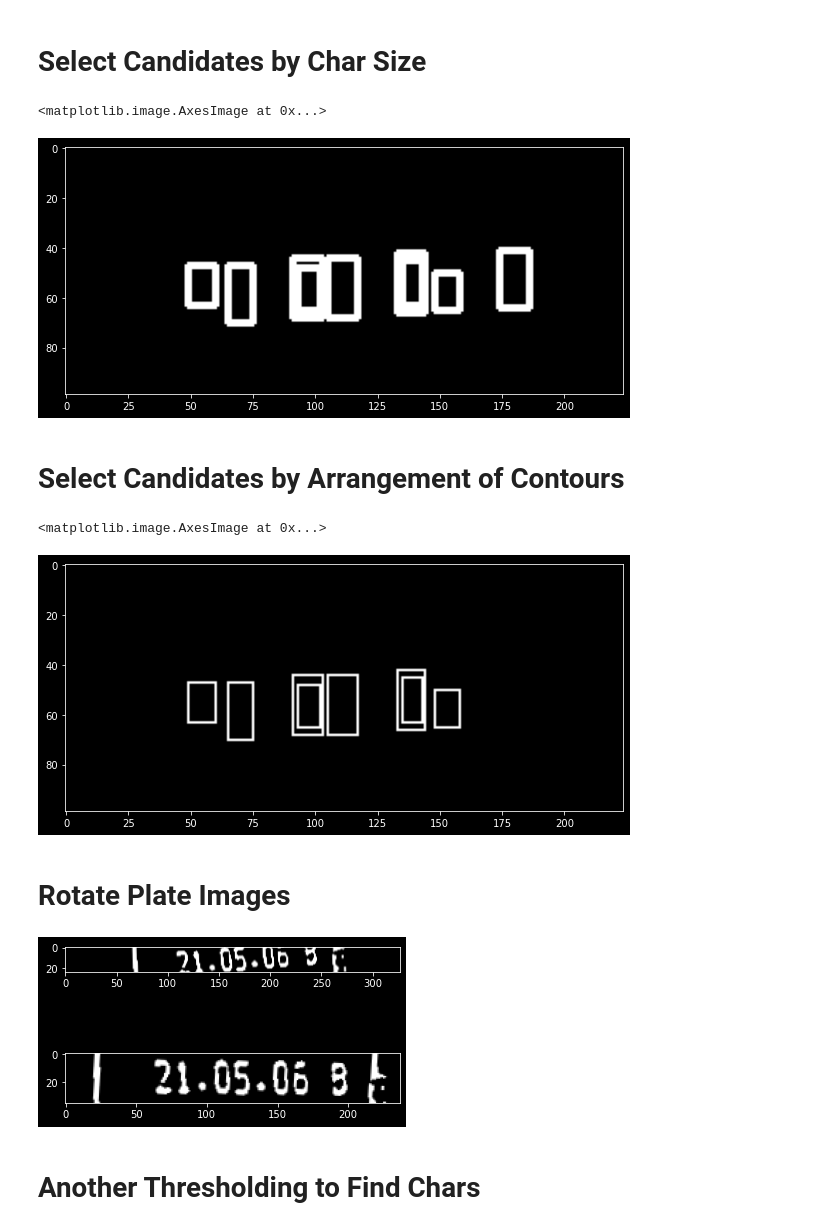
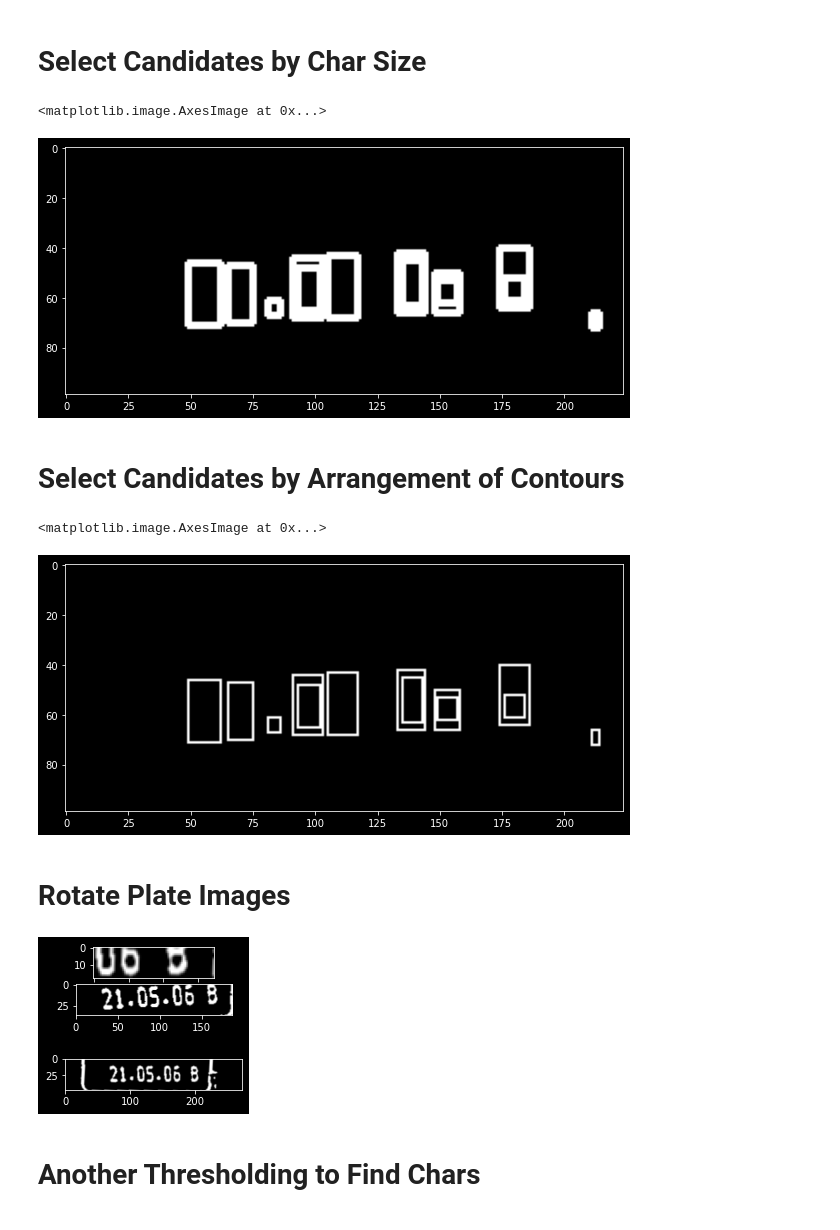
Before and after one commit to MinSoo97/joljak, a Jupyter notebook: Expirationdate_test(기본).ipynb, the cells around one changed output. Cells and saved outputs as stored; diff of their text form; code cells hidden in the pictures.

```diff
--- a/Expirationdate_test(기본).ipynb
+++ b/Expirationdate_test(기본).ipynb
@@ -58,7 +58,7 @@ img_thresh = cv2.adaptiveThreshold(
     adaptiveMethod=cv2.ADAPTIVE_THRESH_GAUSSIAN_C,
     thresholdType=cv2.THRESH_BINARY_INV,
     blockSize=19,
-    C=9
+    C=7
 )
 
 plt.figure(figsize=(10, 8))
@@ -93,7 +93,7 @@ contours_dict = []
 
 for contour in contours:
     x, y, w, h = cv2.boundingRect(contour)
-    cv2.rectangle(temp_result, pt1=(x, y), pt2=(x+w, y+h), color=(255, 255, 255), thickness=4)
+    cv2.rectangle(temp_result, pt1=(x, y), pt2=(x+w, y+h), color=(255, 255, 255), thickness=1)
 
     # insert to dict
     contours_dict.append({
@@ -114,8 +114,8 @@ plt.imshow(temp_result, cmap='gray')
 # %% [markdown]
 # Select Candidates by Char Size
 # %%
-MIN_AREA = 80
-MIN_WIDTH, MIN_HEIGHT = 2,8
+MIN_AREA = 1
+MIN_WIDTH, MIN_HEIGHT = 2,5
 MIN_RATIO, MAX_RATIO = 0.25,1.0
 
 possible_contours = []
@@ -143,16 +143,16 @@ plt.figure(figsize=(10, 8))
 plt.imshow(temp_result, cmap='gray')
 # %% [output]
 <matplotlib.image.AxesImage at 0x...>
-[figure, old version]
+[figure, new version]
 # %% [markdown]
 # Select Candidates by Arrangement of Contours
 # %%
-MAX_DIAG_MULTIPLYER = 3# 5
+MAX_DIAG_MULTIPLYER = 5# 5
 MAX_ANGLE_DIFF = 12 # 12.0
-MAX_AREA_DIFF = 0.4 # 0.5
-MAX_WIDTH_DIFF = 0.5
-MAX_HEIGHT_DIFF = 0.5
-MIN_N_MATCHED = 3 #3
+MAX_AREA_DIFF = 0.5 # 0.5
+MAX_WIDTH_DIFF = 0.8
+MAX_HEIGHT_DIFF = 0.8
+MIN_N_MATCHED = 1 #3
 
 def find_chars(contour_list):
     matched_result_idx = []
@@ -225,14 +225,14 @@ plt.figure(figsize=(10, 8))
 plt.imshow(temp_result, cmap='gray')
 # %% [output]
 <matplotlib.image.AxesImage at 0x...>
-[figure, old version]
+[figure, new version]
 # %% [markdown]
 # Rotate Plate Images
 # %%
-PLATE_WIDTH_PADDING = 3.0 # 1.3
-PLATE_HEIGHT_PADDING = 1.5 # 1.5
-MIN_PLATE_RATIO = 1
-MAX_PLATE_RATIO = 10
+PLATE_WIDTH_PADDING = 2.0 # 1.3
+PLATE_HEIGHT_PADDING = 2.0 # 1.5
+MIN_PLATE_RATIO = 2
+MAX_PLATE_RATIO = 8
 
 plate_imgs = []
 plate_infos = []
@@ -256,34 +256,34 @@ for i, matched_chars in enumerate(matched_result):
         np.array([sorted_chars[0]['cx'], sorted_chars[0]['cy']]) -
         np.array([sorted_chars[-1]['cx'], sorted_chars[-1]['cy']])
     )
 
     angle = np.degrees(np.arcsin(triangle_height / triangle_hypotenus))
 
     rotation_matrix = cv2.getRotationMatrix2D(center=(plate_cx, plate_cy), angle=angle, scale=1.0)
 
     img_rotated = cv2.warpAffine(img_thresh, M=rotation_matrix, dsize=(width, height))
 
     img_cropped = cv2.getRectSubPix(
         img_rotated,
         patchSize=(int(plate_width), int(plate_height)),
         center=(int(plate_cx), int(plate_cy))
     )
 
     if img_cropped.shape[1] / img_cropped.shape[0] < MIN_PLATE_RATIO or img_cropped.shape[1] / img_cropped.shape[0] < MIN_PLATE_RATIO > MAX_PLATE_RATIO:
         continue
 
     plate_imgs.append(img_cropped)
     plate_infos.append({
         'x': int(plate_cx - plate_width / 2),
         'y': int(plate_cy - plate_height / 2),
         'w': int(plate_width),
         'h': int(plate_height)
     })
 
     plt.subplot(len(matched_result), 1, i+1)
     plt.imshow(img_cropped, cmap='gray')
 # %% [output]
-[figure, old version]
+[figure, new version]
 # %% [markdown]
 # Another Thresholding to Find Chars
 # %%
```
Also changed, not shown: parts of 4 cells of this notebook, 6 other files.
